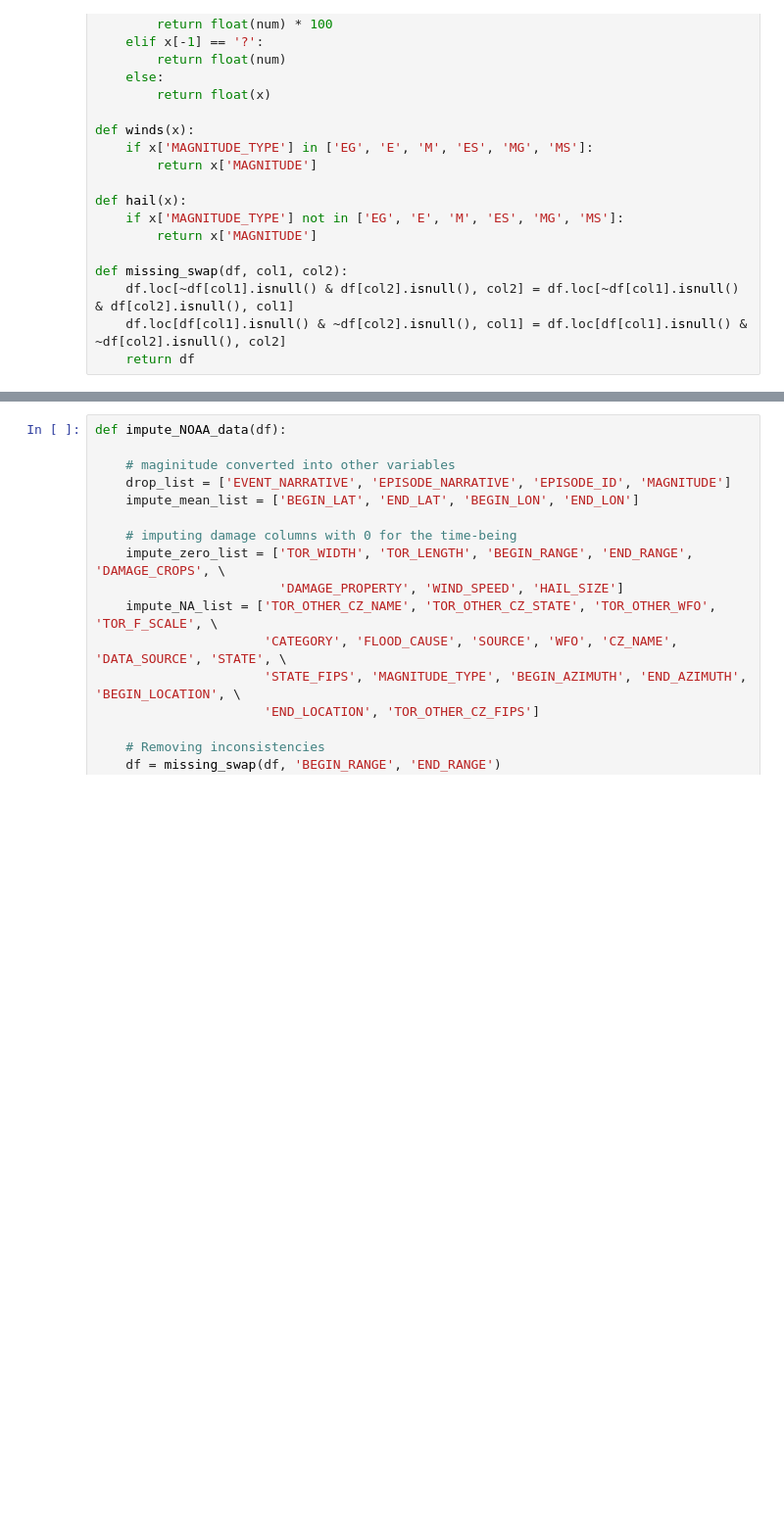
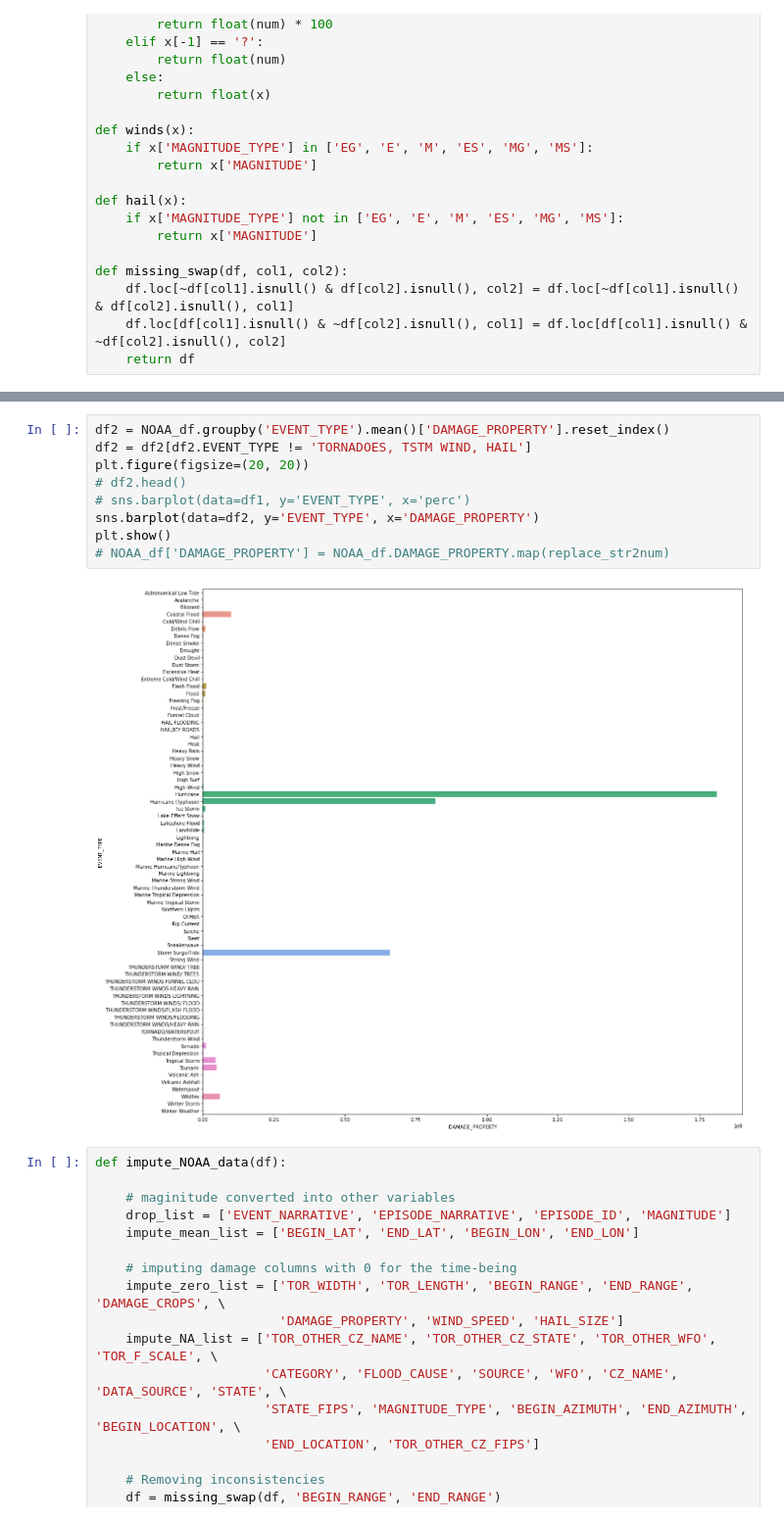
Before and after one commit to siddas18/Natural-Disaster-Damage-Prediction, a Jupyter notebook: Data_cleaning.ipynb, the cells around one changed output, grey strips where cells are left out. Shown at 98% size. Drawn from its saved outputs; the diff is of its cells as text; blank space fills up the shorter version.

```diff
--- a/Data_cleaning.ipynb
+++ b/Data_cleaning.ipynb
@@ -91,3 +113,14 @@ def missing_swap(df, col1, col2):
+# %%
+df2 = NOAA_df.groupby('EVENT_TYPE').mean()['DAMAGE_PROPERTY'].reset_index()
+df2 = df2[df2.EVENT_TYPE != 'TORNADOES, TSTM WIND, HAIL']
+plt.figure(figsize=(20, 20))
+# df2.head()
+# sns.barplot(data=df1, y='EVENT_TYPE', x='perc')
+sns.barplot(data=df2, y='EVENT_TYPE', x='DAMAGE_PROPERTY')
+plt.show()
+# NOAA_df['DAMAGE_PROPERTY'] = NOAA_df.DAMAGE_PROPERTY.map(replace_str2num)
+# %% [output]
+[figure, added]
 # %%
 def impute_NOAA_data(df):
 
```
Also changed, not shown: parts of 3 cells of this notebook.
